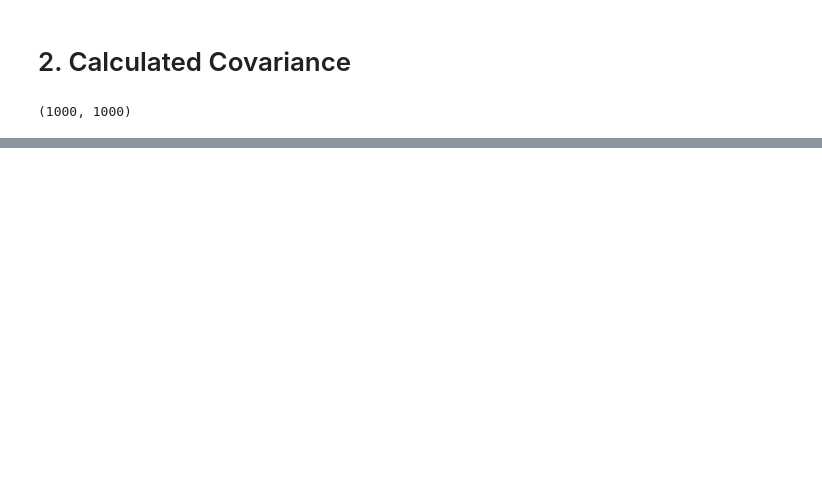
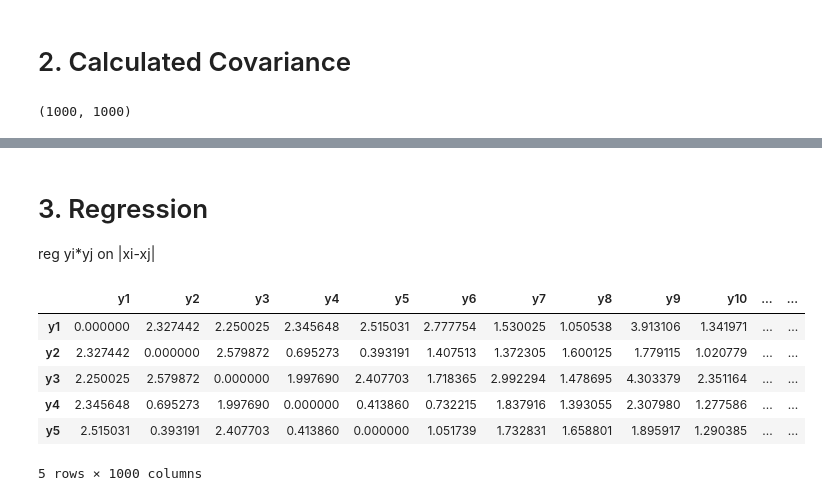
Before and after one commit to 272-burger/Covariance-Modeling, a Jupyter notebook: Covariance/RA_ExpPlotting.ipynb, the cells around one changed output, grey strips where cells are left out. Saved outputs shown, nothing was run; the diff lists cells and outputs as text; code cells hidden in the pictures; blank space fills up the shorter version.

```diff
--- a/Covariance/RA_ExpPlotting.ipynb
+++ b/Covariance/RA_ExpPlotting.ipynb
@@ -119,0 +139,3 @@ plt.show()
+# %% [markdown]
+# 3. Regression
+reg yi*yj on |xi-xj|
@@ -119,0 +145,11 @@ plt.show()
+# %%
+distances = pd.DataFrame(d, index=col_names, columns=col_names)
+distances.head()
+# %% [output]
+|  | y1 | y2 | y3 | y4 | y5 | y6 | y7 | y8 | y9 | y10 | ... | ... |
+| y1 | 0.000000 | 2.327442 | 2.250025 | 2.345648 | 2.515031 | 2.777754 | 1.530025 | 1.050538 | 3.913106 | 1.341971 | ... | ... |
+| y2 | 2.327442 | 0.000000 | 2.579872 | 0.695273 | 0.393191 | 1.407513 | 1.372305 | 1.600125 | 1.779115 | 1.020779 | ... | ... |
+| y3 | 2.250025 | 2.579872 | 0.000000 | 1.997690 | 2.407703 | 1.718365 | 2.992294 | 1.478695 | 4.303379 | 2.351164 | ... | ... |
+| y4 | 2.345648 | 0.695273 | 1.997690 | 0.000000 | 0.413860 | 0.732215 | 1.837916 | 1.393055 | 2.307980 | 1.277586 | ... | ... |
+| y5 | 2.515031 | 0.393191 | 2.407703 | 0.413860 | 0.000000 | 1.051739 | 1.732831 | 1.658801 | 1.895917 | 1.290385 | ... | ... |
+5 rows × 1000 columns
```
Also changed, not shown: parts of 10 cells of this notebook.
